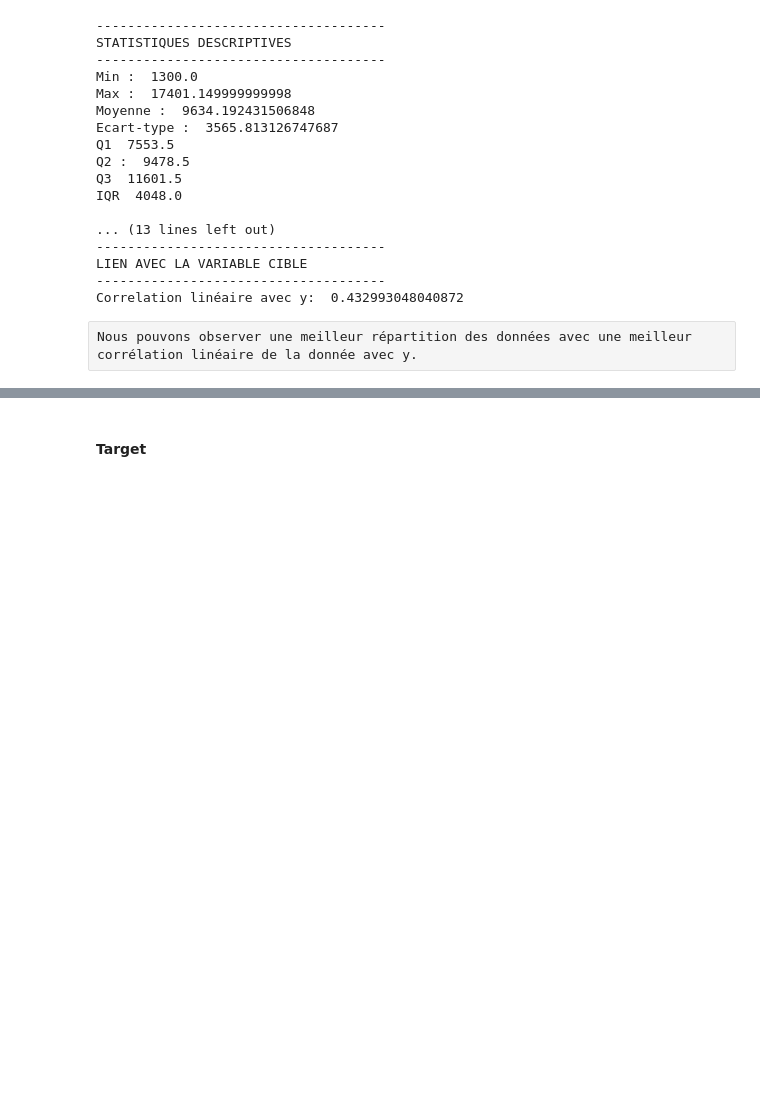
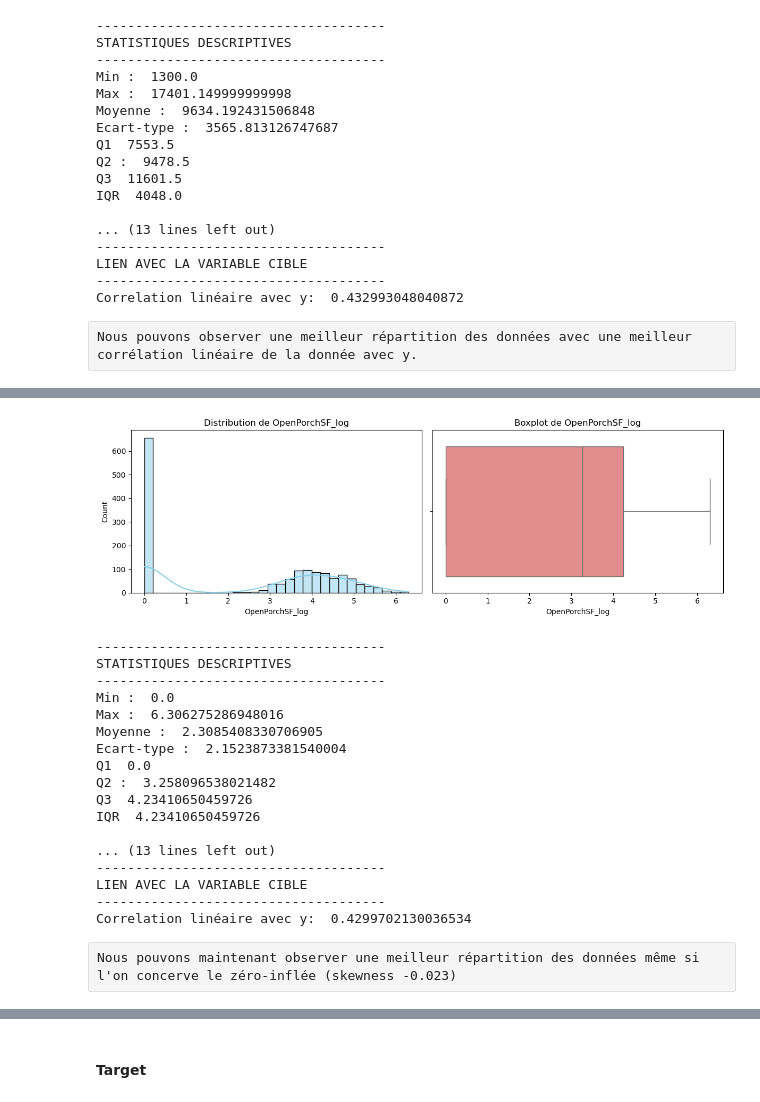
Before and after one commit to QuentinGense-hub/House-Prices---Advanced-Regression-Techniques, a Jupyter notebook: Script_immo.ipynb, the cells around one changed output, grey strips where cells are left out. Drawn from its saved outputs; the diff is of its cells as text; code cells hidden in the pictures; blank space fills up the shorter version.

```diff
--- a/Script_immo.ipynb
+++ b/Script_immo.ipynb
@@ -928,0 +985,23 @@ Nous pouvons observer une meilleur répartition des données avec une meilleur c
+# %%
+X['OpenPorchSF_log'] = np.log1p(X['OpenPorchSF'])
+# %%
+analyse(X, 'OpenPorchSF_log', y)
+# %% [output]
+[figure, added]
+-------------------------------------
+STATISTIQUES DESCRIPTIVES
+-------------------------------------
+Min :  0.0
+Max :  6.306275286948016
+Moyenne :  2.3085408330706905
+Ecart-type :  2.1523873381540004
+Q1  0.0
+Q2 :  3.258096538021482
+Q3  4.23410650459726
+IQR  4.23410650459726
+
+... (13 lines left out)
+-------------------------------------
+LIEN AVEC LA VARIABLE CIBLE
+-------------------------------------
+Correlation linéaire avec y:  0.4299702130036534
@@ -928,0 +1010,2 @@ Nous pouvons observer une meilleur répartition des données avec une meilleur c
+# %% [raw]
+Nous pouvons maintenant observer une meilleur répartition des données même si l'on concerve le zéro-inflée (skewness -0.023)
```
Also changed, not shown: parts of 50 cells of this notebook.
